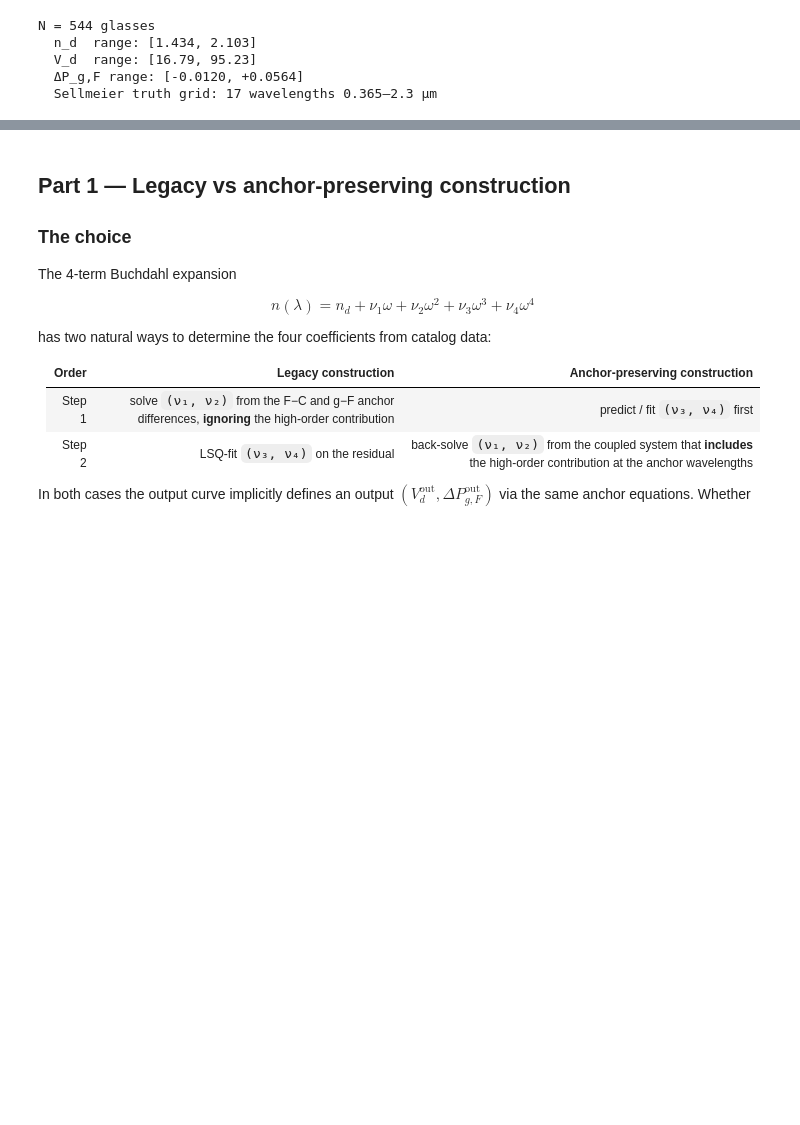
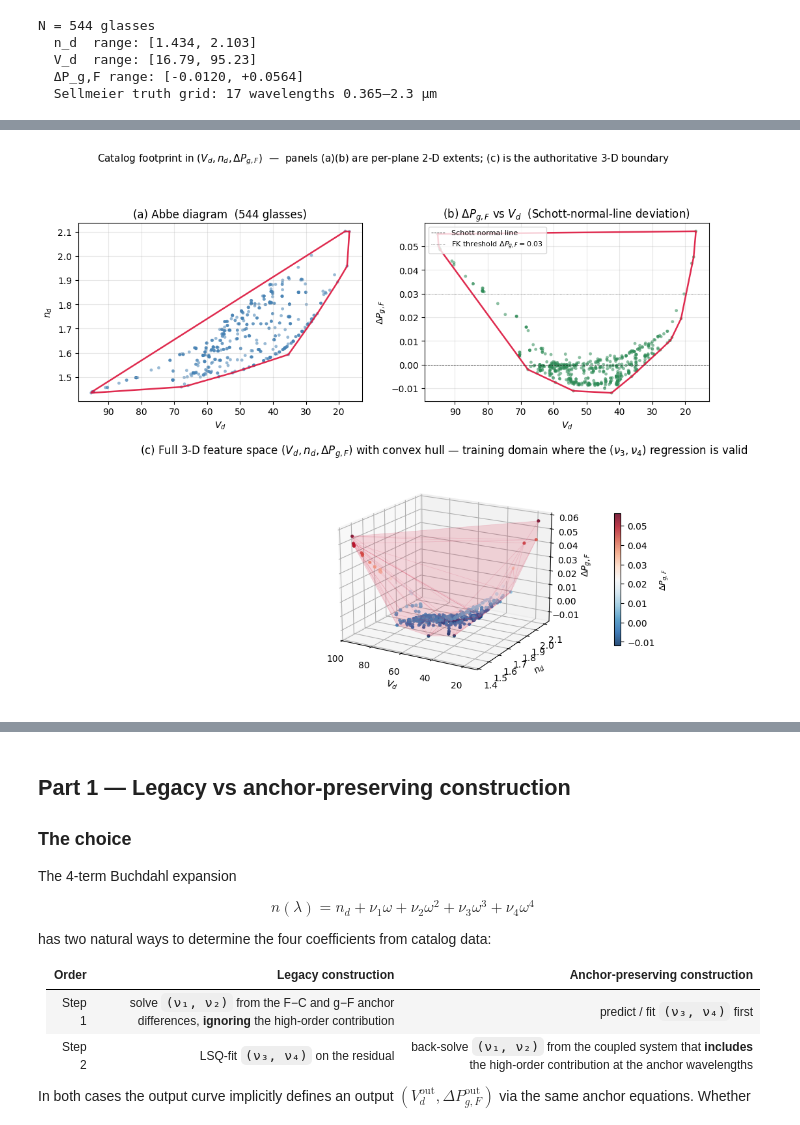
Before and after one commit to Leyangf/dispersion-lab, a Jupyter notebook: notebooks/01_model_glass_buchdahl.ipynb, the cells around one changed output, grey strips where cells are left out. Cells and saved outputs as stored; diff of their text form; code cells hidden in the pictures; blank space fills up the shorter version.

```diff
--- a/notebooks/01_model_glass_buchdahl.ipynb
+++ b/notebooks/01_model_glass_buchdahl.ipynb
@@ -131,0 +116,90 @@ plt.show()
+# %%
+# Plot 1 — catalog footprint in (V_d, n_d, ΔP_{g,F}):
+# Top row: per-plane 2D projections with 2D convex hull (reader-familiar
+#   glass-selection views);
+# Bottom row: authoritative 3D convex hull — this is the region in which
+#   the (ν₃, ν₄) regression is valid. Points outside the 3D hull are
+#   extrapolation, even if they land inside either 2D hull.
+from scipy.spatial import ConvexHull
+from mpl_toolkits.mplot3d.art3d import Poly3DCollection
+
+_vd   = catalog["vd"]
+_nd   = catalog["nd"]
+_dPgF = catalog["dPgF"]
+_pts3 = np.column_stack([_vd, _nd, _dPgF])
+
+def _hull2d_xy(x, y):
+    pts = np.column_stack([x, y])
+    h = ConvexHull(pts)
+    v = pts[h.vertices]
+    return np.vstack([v, v[:1]])
+
+fig = plt.figure(figsize=(12.5, 9.5))
+gs  = fig.add_gridspec(2, 2, height_ratios=[1.0, 1.35], hspace=0.28, wspace=0.22)
+
+# (a) Abbe diagram
+ax1 = fig.add_subplot(gs[0, 0])
+ax1.scatter(_vd, _nd, s=12, alpha=0.55, color="steelblue", edgecolors="none")
+_h = _hull2d_xy(_vd, _nd)
+ax1.plot(_h[:, 0], _h[:, 1], color="crimson", lw=1.8, alpha=0.9)
+ax1.set_xlabel(r"$V_d$")
+ax1.set_ylabel(r"$n_d$")
+ax1.set_title(f"(a) Abbe diagram  ({len(glasses)} glasses)")
+ax1.grid(alpha=0.3)
+ax1.invert_xaxis()
+
+# (b) ΔP_{g,F} vs V_d (Schott-normal-line deviation)
+ax2 = fig.add_subplot(gs[0, 1])
+ax2.scatter(_vd, _dPgF, s=12, alpha=0.55, color="seagreen", edgecolors="none")
+_h = _hull2d_xy(_vd, _dPgF)
+ax2.plot(_h[:, 0], _h[:, 1], color="crimson", lw=1.8, alpha=0.9)
+ax2.axhline(0.0,  color="k",       lw=0.6, ls="--", label="Schott normal line")
+ax2.axhline(0.03, color="dimgray", lw=0.6, ls=":",
+            label=r"FK threshold $\Delta P_{g,F}=0.03$")
+ax2.set_xlabel(r"$V_d$")
+ax2.set_ylabel(r"$\Delta P_{g,F}$")
+ax2.set_title(r"(b) $\Delta P_{g,F}$ vs $V_d$  (Schott-normal-line deviation)")
+ax2.legend(fontsize=8, loc="upper left")
+ax2.grid(alpha=0.3)
+ax2.invert_xaxis()
+
+# (c) Full 3D feature space with convex hull
+ax3 = fig.add_subplot(gs[1, :], projection="3d")
+sc  = ax3.scatter(
+    _pts3[:, 0], _pts3[:, 1], _pts3[:, 2],  # pyright: ignore[reportArgumentType]
+    c=_dPgF, cmap="RdBu_r", s=14, alpha=0.85, edgecolors="none",
+)
+hull = ConvexHull(_pts3)
+faces = Poly3DCollection(
+    [_pts3[s] for s in hull.simplices],
+    alpha=0.08, facecolor="crimson",
+    edgecolor="crimson", linewidths=0.45,
+)
+ax3.add_collection3d(faces)
+ax3.set_xlabel(r"$V_d$")
+ax3.set_ylabel(r"$n_d$")
+ax3.set_zlabel(r"$\Delta P_{g,F}$")
+ax3.invert_xaxis()
+ax3.view_init(elev=18, azim=-60)
+ax3.set_title(
+    r"(c) Full 3-D feature space $(V_d, n_d, \Delta P_{g,F})$ "
+    r"with convex hull — training domain where the $(\nu_3, \nu_4)$ regression is valid"
+)
+cbar = fig.colorbar(sc, ax=ax3, shrink=0.55, pad=0.08)
+cbar.set_label(r"$\Delta P_{g,F}$", fontsize=9)
+
+fig.suptitle(
+    r"Catalog footprint in $(V_d, n_d, \Delta P_{g,F})$  —  "
+    r"panels (a)(b) are per-plane 2-D extents; (c) is the authoritative 3-D boundary",
+    y=0.995, fontsize=11,
+)
+plt.show()
+
+print(f"catalog: {len(glasses)} glasses  "
+      f"n_d ∈ [{_nd.min():.3f}, {_nd.max():.3f}], "
+      f"V_d ∈ [{_vd.min():.2f}, {_vd.max():.2f}], "
+      f"ΔP_g,F ∈ [{_dPgF.min():+.3f}, {_dPgF.max():+.3f}]")
+print(f"  FK cluster (ΔP_g,F > 0.03):     {(_dPgF > 0.03).sum()} glasses")
+print(f"  high-nd flint (n_d > 1.9):      {(_nd   > 1.9).sum()} glasses")
+# %% [output]
+[figure, added]
```
Also changed, not shown: parts of 24 cells of this notebook, 23 other files.
